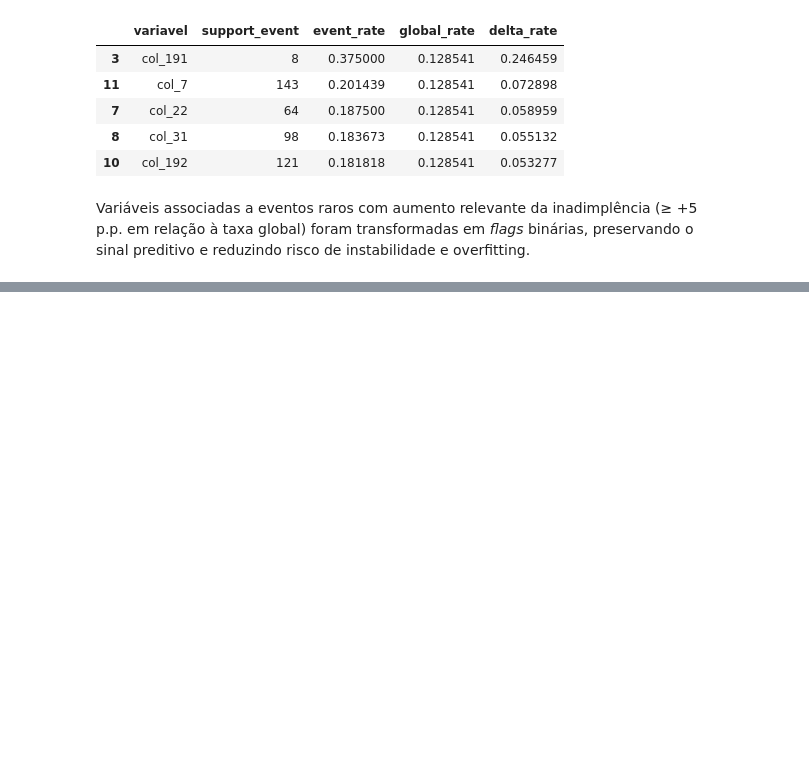
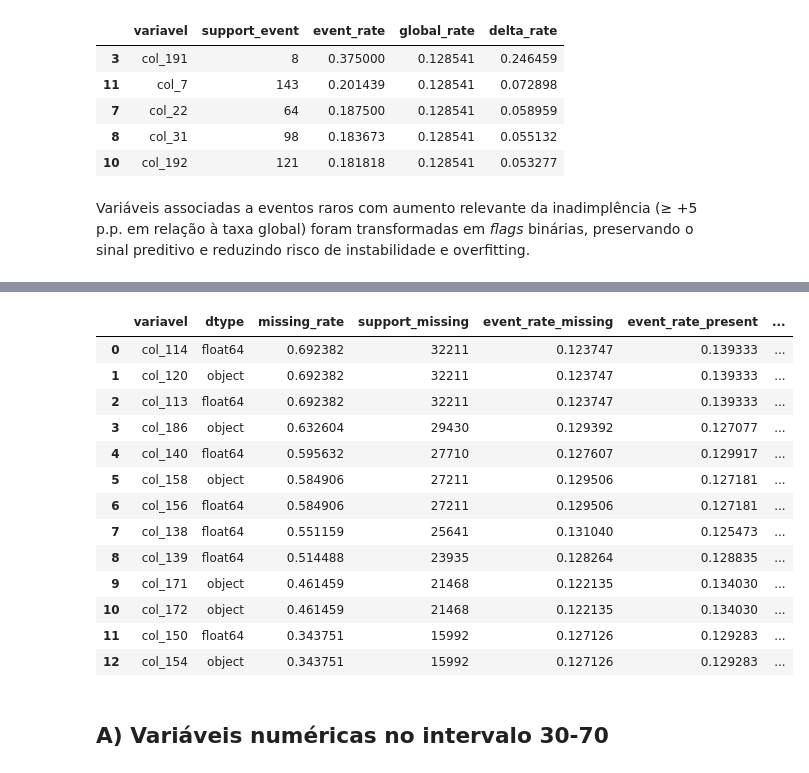
Before and after one commit to GGrinspun/desafio-analise-de-credito, a Jupyter notebook: notebooks/03_proj2_eda_and_preprocessing.ipynb, the cells around one changed output, grey strips where cells are left out. Cells and saved outputs as stored; diff of their text form; code cells hidden in the pictures; blank space fills up the shorter version.

```diff
--- a/notebooks/03_proj2_eda_and_preprocessing.ipynb
+++ b/notebooks/03_proj2_eda_and_preprocessing.ipynb
@@ -720,0 +887,8 @@ col_111  float64      0.103392    37166
+# %%
+base_col = cols_missing_70_90[3]
+
+for c in cols_missing_70_90[1:]:
+    same_pattern = (
+        df_base[base_col].notna() == df_base[c].notna()
+    ).all()
+    print(f"{base_col} vs {c}: {same_pattern}")
@@ -720,0 +1022,38 @@ col_111  float64      0.103392    37166
+# %%
+results_30_70 = []
+
+GLOBAL_RATE = df_base[TARGET].mean()
+
+for c in cols_missing_30_70:
+    flag = df_base[c].isna().astype(int)
+
+    results_30_70.append({
+        "variavel": c,
+        "dtype": str(df_base[c].dtype),
+        "missing_rate": flag.mean(),
+        "support_missing": flag.sum(),
+        "event_rate_missing": df_base.loc[flag == 1, TARGET].mean(),
+        "event_rate_present": df_base.loc[flag == 0, TARGET].mean(),
+        "delta_missing": df_base.loc[flag == 1, TARGET].mean() - GLOBAL_RATE,
+        "delta_present": df_base.loc[flag == 0, TARGET].mean() - GLOBAL_RATE
+    })
+
+missing_30_70_df = pd.DataFrame(results_30_70)
+missing_30_70_df
+# %% [output]
+|  | variavel | dtype | missing_rate | support_missing | event_rate_missing | event_rate_present | ... |
+| 0 | col_114 | float64 | 0.692382 | 32211 | 0.123747 | 0.139333 | ... |
+| 1 | col_120 | object | 0.692382 | 32211 | 0.123747 | 0.139333 | ... |
+| 2 | col_113 | float64 | 0.692382 | 32211 | 0.123747 | 0.139333 | ... |
+| 3 | col_186 | object | 0.632604 | 29430 | 0.129392 | 0.127077 | ... |
+| 4 | col_140 | float64 | 0.595632 | 27710 | 0.127607 | 0.129917 | ... |
+| 5 | col_158 | object | 0.584906 | 27211 | 0.129506 | 0.127181 | ... |
+| 6 | col_156 | float64 | 0.584906 | 27211 | 0.129506 | 0.127181 | ... |
+| 7 | col_138 | float64 | 0.551159 | 25641 | 0.131040 | 0.125473 | ... |
+| 8 | col_139 | float64 | 0.514488 | 23935 | 0.128264 | 0.128835 | ... |
+| 9 | col_171 | object | 0.461459 | 21468 | 0.122135 | 0.134030 | ... |
+| 10 | col_172 | object | 0.461459 | 21468 | 0.122135 | 0.134030 | ... |
+| 11 | col_150 | float64 | 0.343751 | 15992 | 0.127126 | 0.129283 | ... |
+| 12 | col_154 | object | 0.343751 | 15992 | 0.127126 | 0.129283 | ... |
+# %% [markdown]
+## A) Variáveis numéricas no intervalo 30-70
```
Also changed, not shown: parts of 47 cells of this notebook.
